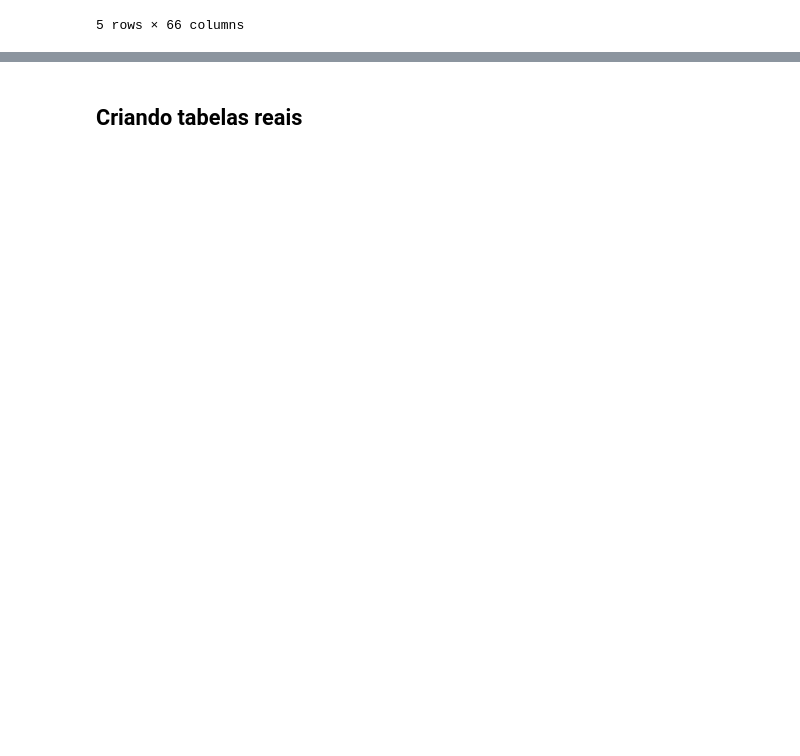
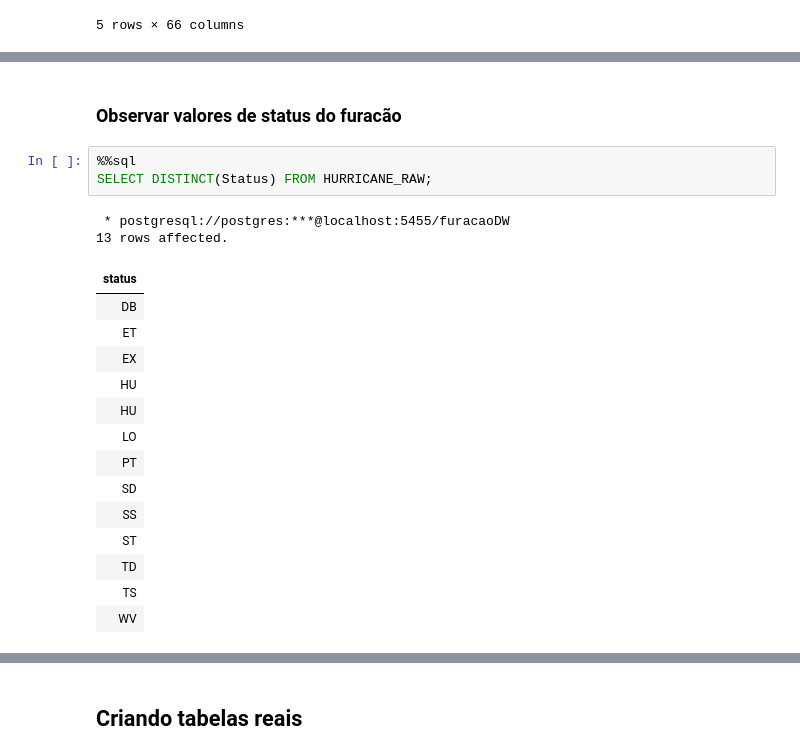
Before and after one commit to kibonusp/processamento-analitico, a Jupyter notebook: etl.ipynb, the cells around one changed output, grey strips where cells are left out. Saved outputs shown, nothing was run; the diff lists cells and outputs as text; blank space fills up the shorter version.

```diff
--- a/etl.ipynb
+++ b/etl.ipynb
@@ -250,0 +570,22 @@ Done.
+# %% [markdown]
+### Observar valores de status do furacão
+# %%
+%%sql
+SELECT DISTINCT(Status) FROM HURRICANE_RAW;
+# %% [output]
+ * postgresql://postgres:***@localhost:5455/furacaoDW
+13 rows affected.
+| status |
+| DB |
+| ET |
+| EX |
+| HU |
+| HU |
+| LO |
+| PT |
+| SD |
+| SS |
+| ST |
+| TD |
+| TS |
+| WV |
```
Also changed, not shown: parts of 109 cells of this notebook, 12 other files.
